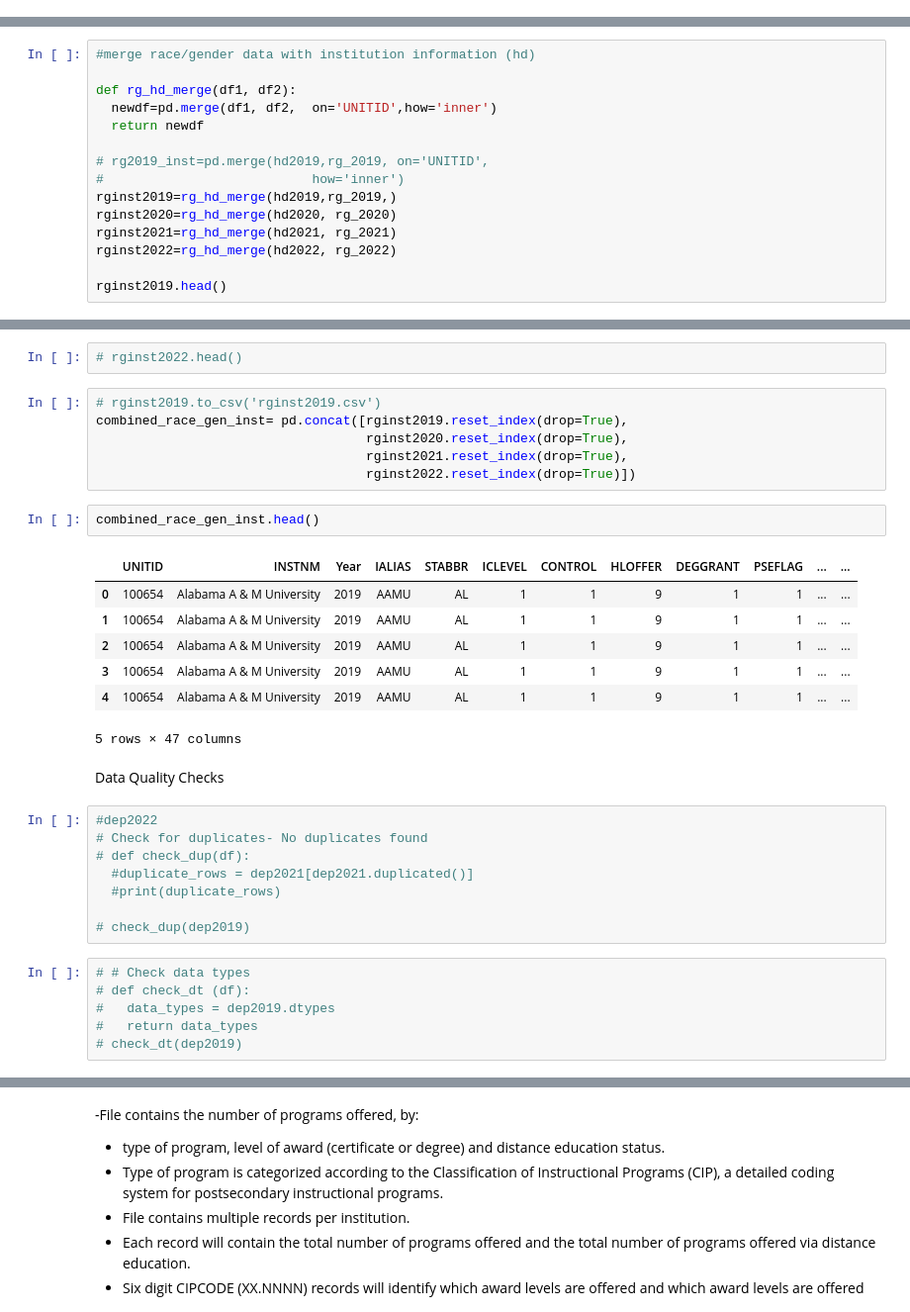
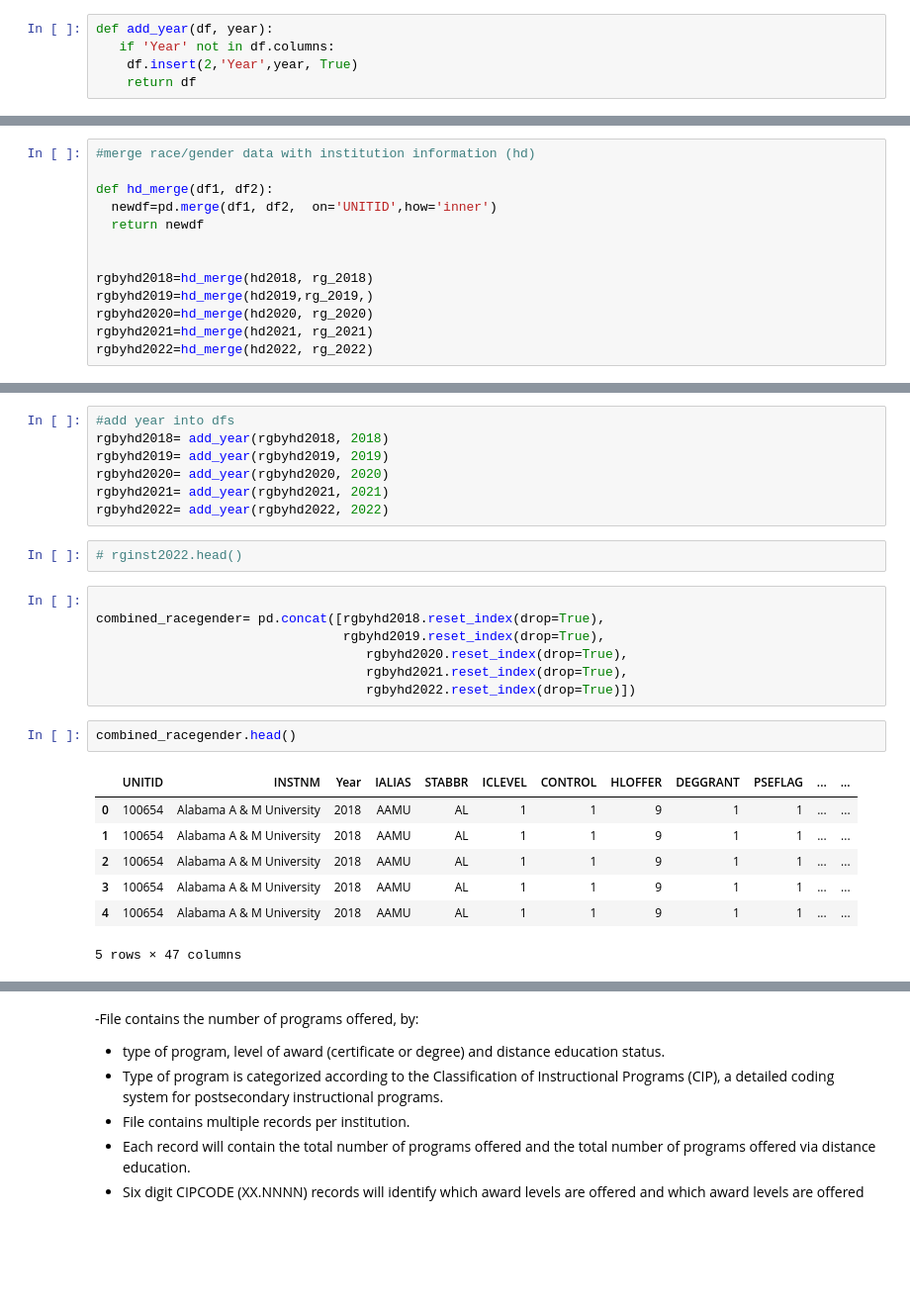
Before and after one commit to katyk20/DistanceLearning_Capstone, a Jupyter notebook: Code Notebooks/NCES_IPEDS_Dataset.ipynb, the cells around one changed output, grey strips where cells are left out. Shown at 99% size. Saved outputs shown, nothing was run; the diff lists cells and outputs as text; blank space fills up the shorter version.

```diff
--- a/Code Notebooks/NCES_IPEDS_Dataset.ipynb
+++ b/Code Notebooks/NCES_IPEDS_Dataset.ipynb
@@ -229,2 +273,7 @@ Index(['UNITID', 'INSTNM', 'IALIAS', 'STABBR', 'ICLEVEL', 'CONTROL', 'HLOFFER',
+# %%
+def add_year(df, year):
+   if 'Year' not in df.columns:
+    df.insert(2,'Year',year, True)
+    return df
 # %%
 # add year
@@ -351,15 +393,13 @@ rg_2022 =rg_cols_keep(rg2022)
 # %%
 #merge race/gender data with institution information (hd)
 
-def rg_hd_merge(df1, df2):
+def hd_merge(df1, df2):
   newdf=pd.merge(df1, df2,  on='UNITID',how='inner')
   return newdf
 
-# rg2019_inst=pd.merge(hd2019,rg_2019, on='UNITID',
-#                           how='inner')
-rginst2019=rg_hd_merge(hd2019,rg_2019,)
-rginst2020=rg_hd_merge(hd2020, rg_2020)
-rginst2021=rg_hd_merge(hd2021, rg_2021)
-rginst2022=rg_hd_merge(hd2022, rg_2022)
 
-rginst2019.head()
+rgbyhd2018=hd_merge(hd2018, rg_2018)
+rgbyhd2019=hd_merge(hd2019,rg_2019,)
+rgbyhd2020=hd_merge(hd2020, rg_2020)
+rgbyhd2021=hd_merge(hd2021, rg_2021)
+rgbyhd2022=hd_merge(hd2022, rg_2022)
@@ -383,34 +408,26 @@ rginst2022= add_year(rginst2022, 2022)
+# %%
+#add year into dfs
+rgbyhd2018= add_year(rgbyhd2018, 2018)
+rgbyhd2019= add_year(rgbyhd2019, 2019)
+rgbyhd2020= add_year(rgbyhd2020, 2020)
+rgbyhd2021= add_year(rgbyhd2021, 2021)
+rgbyhd2022= add_year(rgbyhd2022, 2022)
 # %%
 # rginst2022.head()
 # %%
-# rginst2019.to_csv('rginst2019.csv')
-combined_race_gen_inst= pd.concat([rginst2019.reset_index(drop=True),
-                                   rginst2020.reset_index(drop=True),
-                                   rginst2021.reset_index(drop=True),
-                                   rginst2022.reset_index(drop=True)])
+
+combined_racegender= pd.concat([rgbyhd2018.reset_index(drop=True),
+                                rgbyhd2019.reset_index(drop=True),
+                                   rgbyhd2020.reset_index(drop=True),
+                                   rgbyhd2021.reset_index(drop=True),
+                                   rgbyhd2022.reset_index(drop=True)])
 # %%
-combined_race_gen_inst.head()
+combined_racegender.head()
 # %% [output]
 |  | UNITID | INSTNM | Year | IALIAS | STABBR | ICLEVEL | CONTROL | HLOFFER | DEGGRANT | PSEFLAG | ... | ... |
-| 0 | 100654 | Alabama A & M University | 2019 | AAMU | AL | 1 | 1 | 9 | 1 | 1 | ... | ... |
-| 1 | 100654 | Alabama A & M University | 2019 | AAMU | AL | 1 | 1 | 9 | 1 | 1 | ... | ... |
-| 2 | 100654 | Alabama A & M University | 2019 | AAMU | AL | 1 | 1 | 9 | 1 | 1 | ... | ... |
-| 3 | 100654 | Alabama A & M University | 2019 | AAMU | AL | 1 | 1 | 9 | 1 | 1 | ... | ... |
-| 4 | 100654 | Alabama A & M University | 2019 | AAMU | AL | 1 | 1 | 9 | 1 | 1 | ... | ... |
+| 0 | 100654 | Alabama A & M University | 2018 | AAMU | AL | 1 | 1 | 9 | 1 | 1 | ... | ... |
+| 1 | 100654 | Alabama A & M University | 2018 | AAMU | AL | 1 | 1 | 9 | 1 | 1 | ... | ... |
+| 2 | 100654 | Alabama A & M University | 2018 | AAMU | AL | 1 | 1 | 9 | 1 | 1 | ... | ... |
+| 3 | 100654 | Alabama A & M University | 2018 | AAMU | AL | 1 | 1 | 9 | 1 | 1 | ... | ... |
+| 4 | 100654 | Alabama A & M University | 2018 | AAMU | AL | 1 | 1 | 9 | 1 | 1 | ... | ... |
 5 rows × 47 columns
-# %% [markdown]
-Data Quality Checks
-# %%
-#dep2022
-# Check for duplicates- No duplicates found
-# def check_dup(df):
-  #duplicate_rows = dep2021[dep2021.duplicated()]
-  #print(duplicate_rows)
-
-# check_dup(dep2019)
-# %%
-# # Check data types
-# def check_dt (df):
-#   data_types = dep2019.dtypes
-#   return data_types
-# check_dt(dep2019)
```
Also changed, not shown: parts of 77 cells of this notebook.
